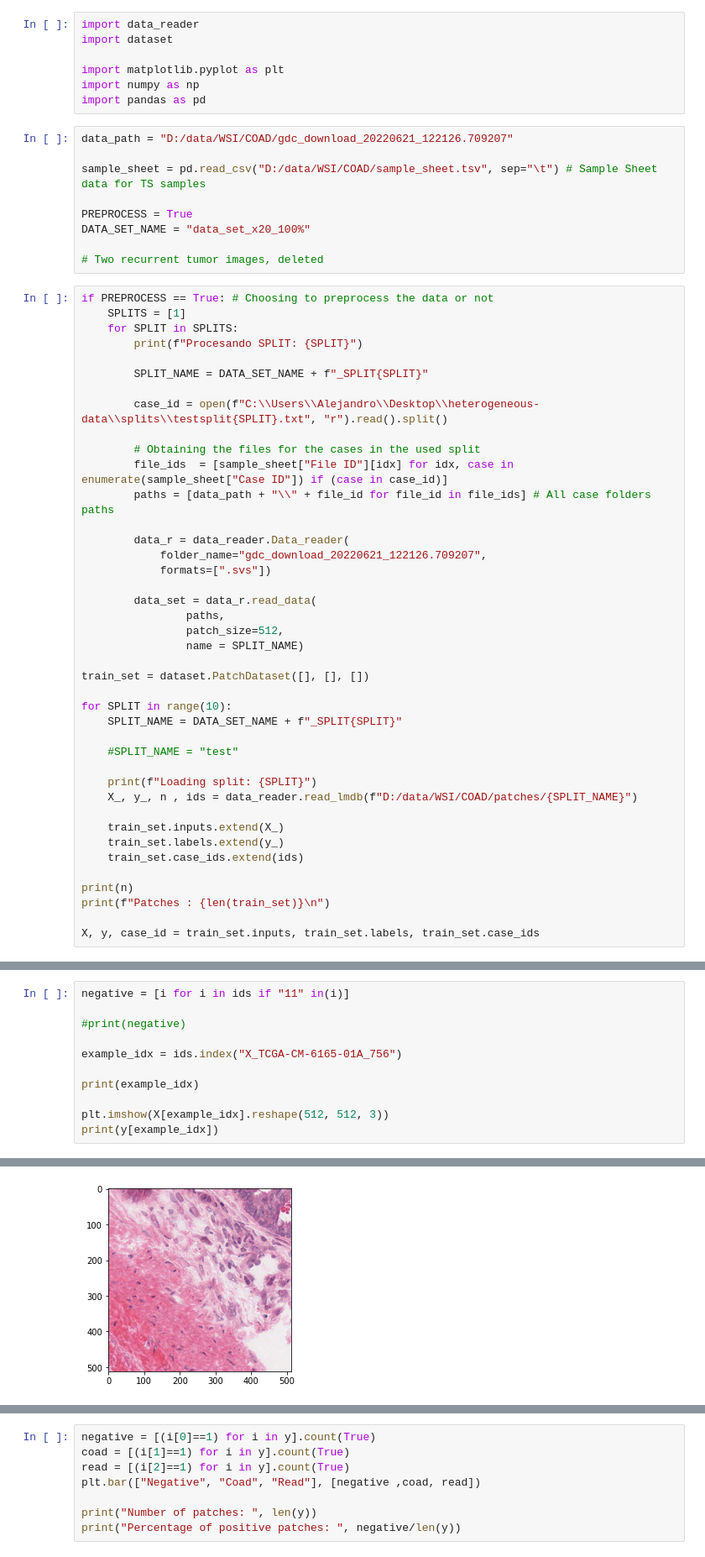
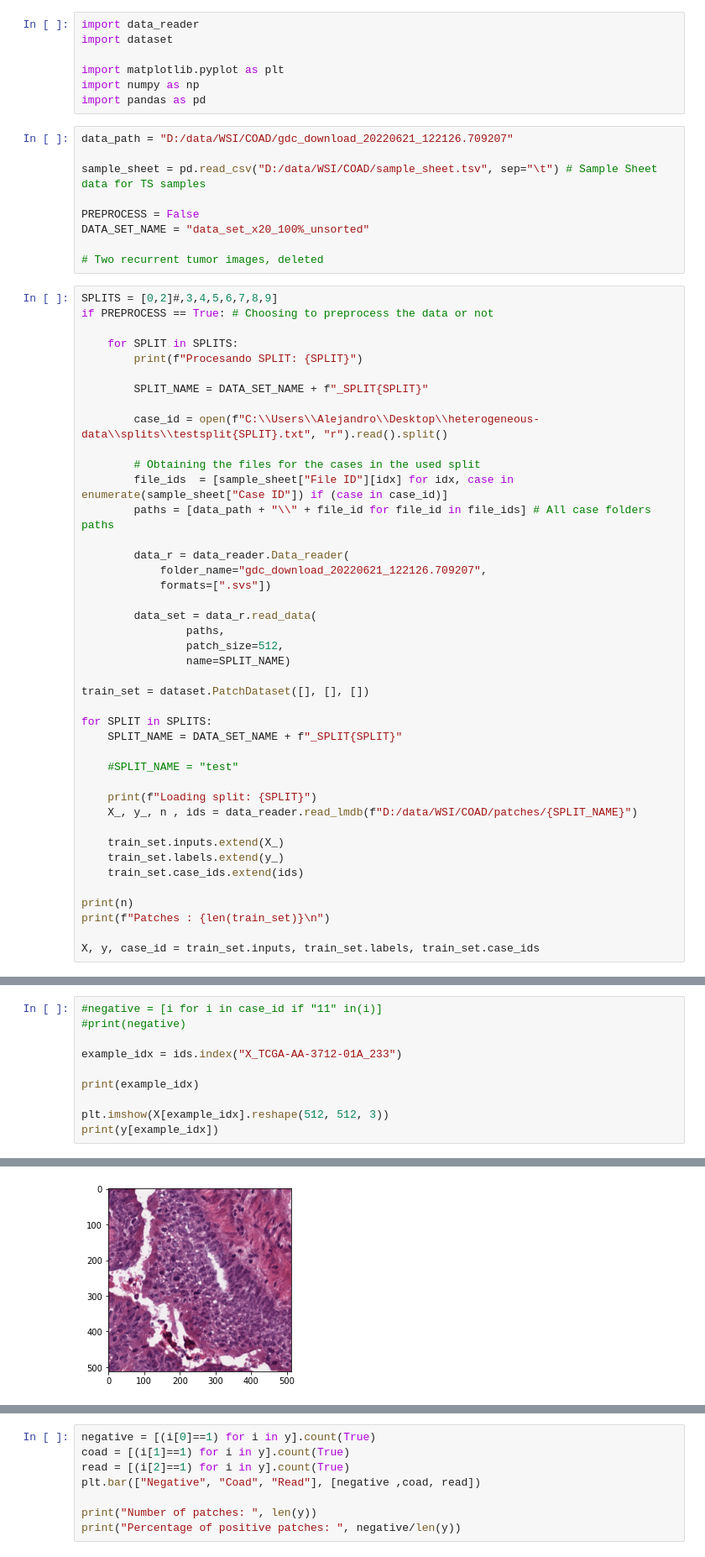
Before and after one commit to alejandroborj/heterogeneous-data, a Jupyter notebook: src/WSI/preprocessing.ipynb, the cells around one changed output, grey strips where cells are left out. Shown at 84% size. Saved outputs shown, nothing was run; the diff lists cells and outputs as text.

```diff
--- a/src/WSI/preprocessing.ipynb
+++ b/src/WSI/preprocessing.ipynb
@@ -12,13 +12,14 @@ data_path = "D:/data/WSI/COAD/gdc_download_20220621_122126.709207"
 
 sample_sheet = pd.read_csv("D:/data/WSI/COAD/sample_sheet.tsv", sep="\t") # Sample Sheet data for TS samples
 
-PREPROCESS = True
-DATA_SET_NAME = "data_set_x20_100%"
+PREPROCESS = False
+DATA_SET_NAME = "data_set_x20_100%_unsorted"
 
 # Two recurrent tumor images, deleted
 # %%
+SPLITS = [0,2]#,3,4,5,6,7,8,9]
 if PREPROCESS == True: # Choosing to preprocess the data or not
-    SPLITS = [1]
+
     for SPLIT in SPLITS:
         print(f"Procesando SPLIT: {SPLIT}")
 
@@ -37,11 +38,11 @@ if PREPROCESS == True: # Choosing to preprocess the data or not
         data_set = data_r.read_data(
                 paths,
                 patch_size=512,
-                name = SPLIT_NAME)
+                name=SPLIT_NAME)
 
 train_set = dataset.PatchDataset([], [], [])
 
-for SPLIT in range(10):
+for SPLIT in SPLITS:
     SPLIT_NAME = DATA_SET_NAME + f"_SPLIT{SPLIT}"
 
     #SPLIT_NAME = "test"
@@ -69,9 +79,8 @@ print(len(X))
 # %%
-negative = [i for i in ids if "11" in(i)]
-
+#negative = [i for i in case_id if "11" in(i)]
 #print(negative)
 
-example_idx = ids.index("X_TCGA-CM-6165-01A_756")
+example_idx = ids.index("X_TCGA-AA-3712-01A_233")
 
 print(example_idx)
 
@@ -82,5 +91,5 @@ print(y[example_idx])
 [0 1 0]
-[figure, old version]
+[figure, new version]
 # %%
 
 for SPLIT in range(10):
```
Also changed, not shown: parts of 4 cells of this notebook, 34 other files.
